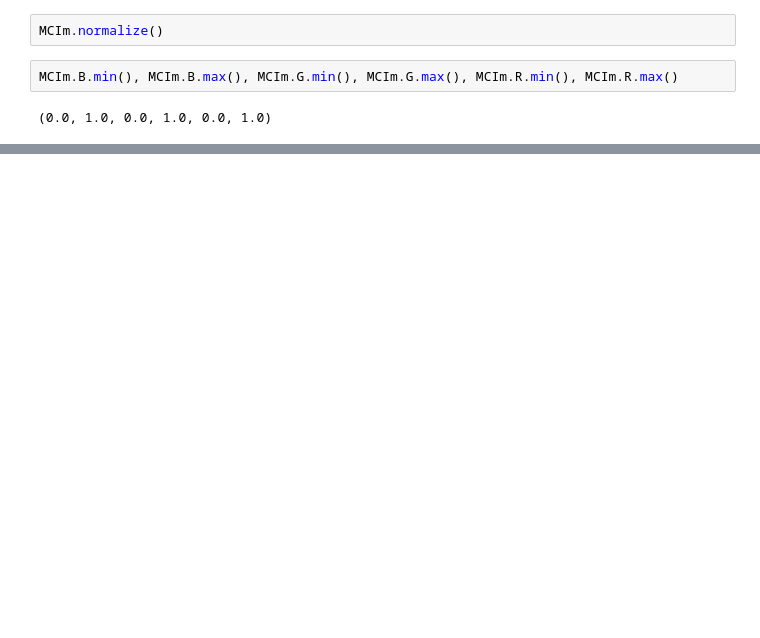
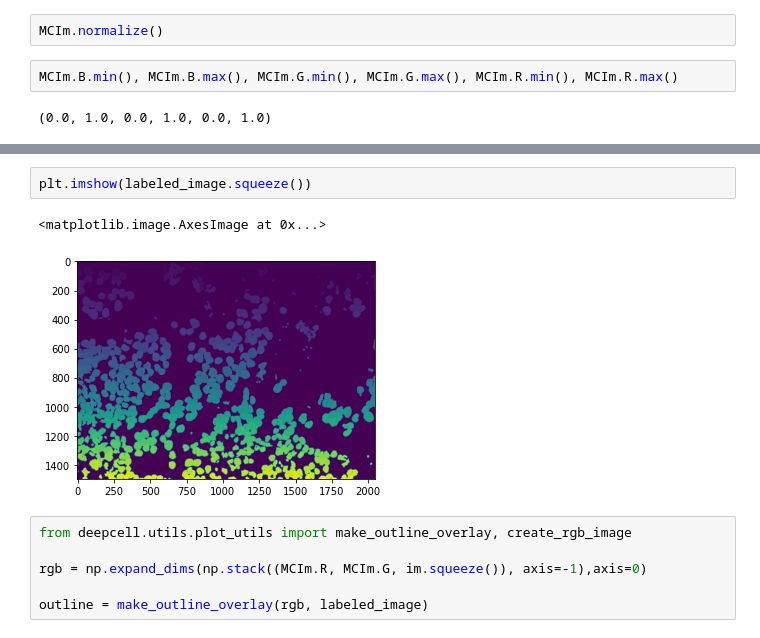
Before and after one commit to SimonBon/CellClass, a Jupyter notebook: test.ipynb, the cells around one changed output, grey strips where cells are left out. Cells and saved outputs as stored; diff of their text form; blank space fills up the shorter version.

```diff
--- a/test.ipynb
+++ b/test.ipynb
@@ -44,0 +90,11 @@ ValueError: numpy.ndarray size changed, may indicate binary incompatibility. Exp
+# %%
+plt.imshow(labeled_image.squeeze())
+# %% [output]
+<matplotlib.image.AxesImage at 0x...>
+[figure, added]
+# %%
+from deepcell.utils.plot_utils import make_outline_overlay, create_rgb_image
+
+rgb = np.expand_dims(np.stack((MCIm.R, MCIm.G, im.squeeze()), axis=-1),axis=0)
+
+outline = make_outline_overlay(rgb, labeled_image)
```
Also changed, not shown: parts of 10 cells of this notebook.
